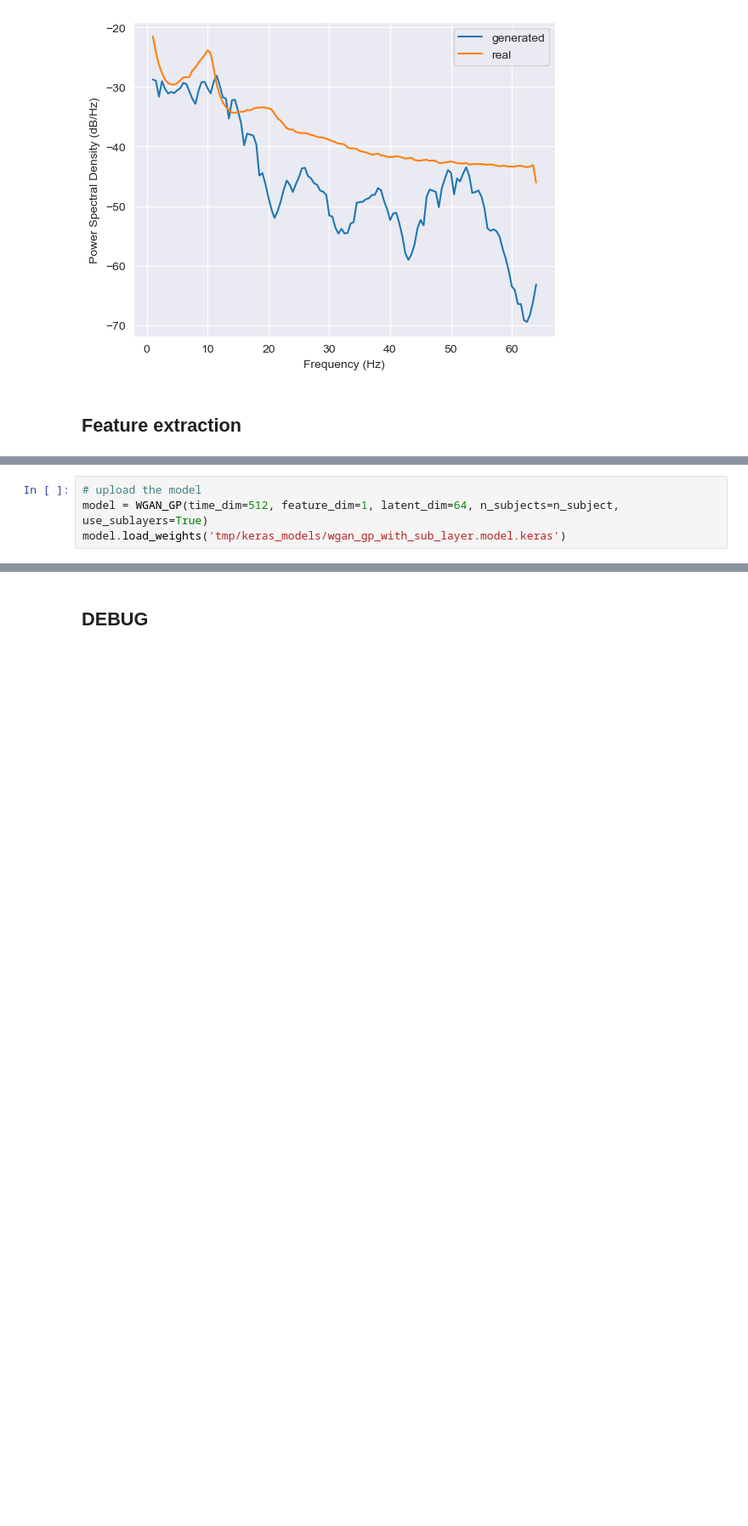
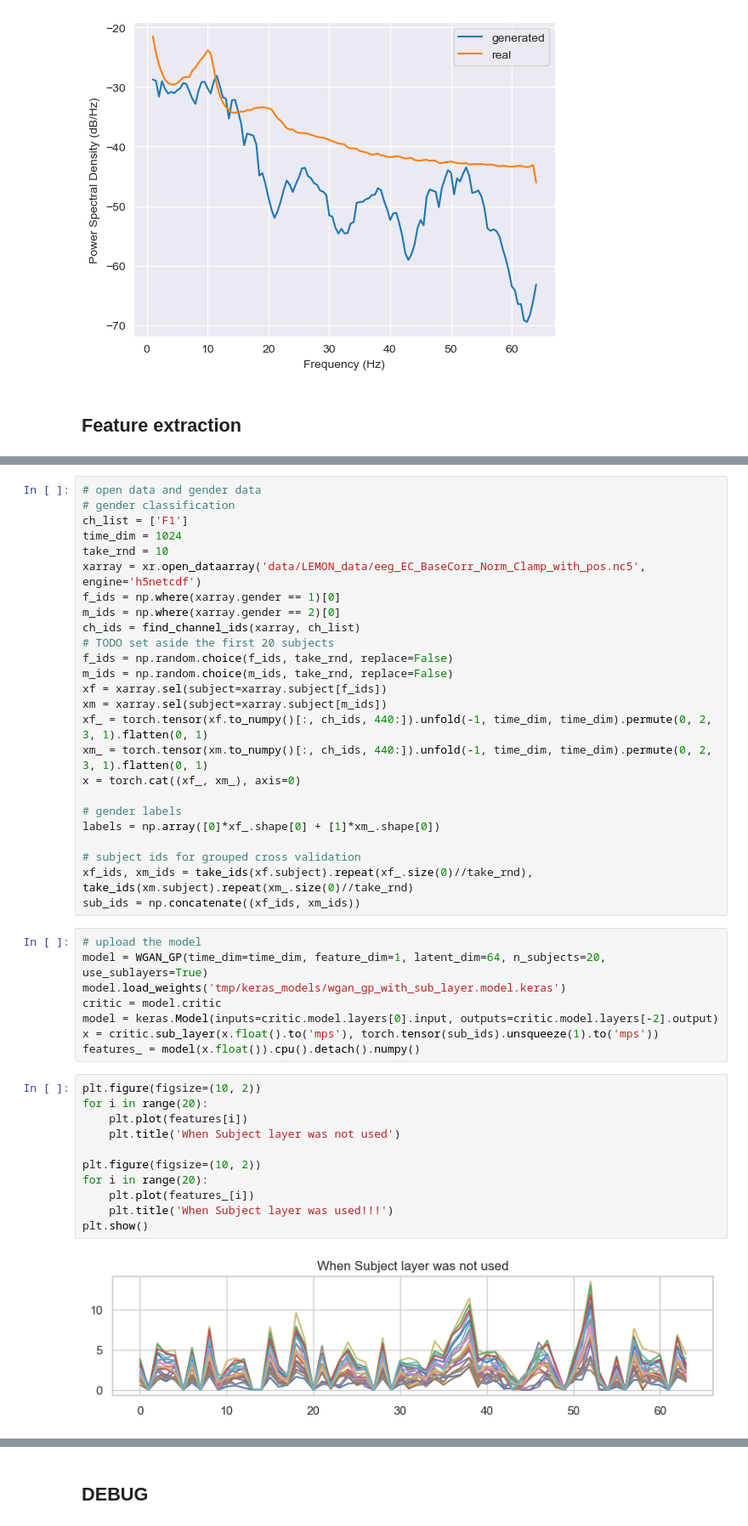
Before and after one commit to Yeganehfrh/EEGModalNet, a Jupyter notebook: notebooks/Debug.ipynb, the cells around one changed output, grey strips where cells are left out. Shown at 85% size. Cells and saved outputs as stored; diff of their text form; blank space fills up the shorter version.

Commit message:
interesting observations when subject layer is used!

```diff
--- a/notebooks/Debug.ipynb
+++ b/notebooks/Debug.ipynb
@@ -291,4 +313,46 @@ Effective window size : 2.000 (s)
+# %%
+# open data and gender data
+# gender classification
+ch_list = ['F1']
+time_dim = 1024
+take_rnd = 10
+xarray = xr.open_dataarray('data/LEMON_data/eeg_EC_BaseCorr_Norm_Clamp_with_pos.nc5', engine='h5netcdf')
+f_ids = np.where(xarray.gender == 1)[0]
+m_ids = np.where(xarray.gender == 2)[0]
+ch_ids = find_channel_ids(xarray, ch_list)
+# TODO set aside the first 20 subjects
+f_ids = np.random.choice(f_ids, take_rnd, replace=False)
+m_ids = np.random.choice(m_ids, take_rnd, replace=False)
+xf = xarray.sel(subject=xarray.subject[f_ids])
+xm = xarray.sel(subject=xarray.subject[m_ids])
+xf_ = torch.tensor(xf.to_numpy()[:, ch_ids, 440:]).unfold(-1, time_dim, time_dim).permute(0, 2, 3, 1).flatten(0, 1)
+xm_ = torch.tensor(xm.to_numpy()[:, ch_ids, 440:]).unfold(-1, time_dim, time_dim).permute(0, 2, 3, 1).flatten(0, 1)
+x = torch.cat((xf_, xm_), axis=0)
+
+# gender labels
+labels = np.array([0]*xf_.shape[0] + [1]*xm_.shape[0])
+
+# subject ids for grouped cross validation
+xf_ids, xm_ids = take_ids(xf.subject).repeat(xf_.size(0)//take_rnd), take_ids(xm.subject).repeat(xm_.size(0)//take_rnd)
+sub_ids = np.concatenate((xf_ids, xm_ids))
 # %%
 # upload the model
-model = WGAN_GP(time_dim=512, feature_dim=1, latent_dim=64, n_subjects=n_subject, use_sublayers=True)
+model = WGAN_GP(time_dim=time_dim, feature_dim=1, latent_dim=64, n_subjects=20, use_sublayers=True)
 model.load_weights('tmp/keras_models/wgan_gp_with_sub_layer.model.keras')
+critic = model.critic
+model = keras.Model(inputs=critic.model.layers[0].input, outputs=critic.model.layers[-2].output)
+x = critic.sub_layer(x.float().to('mps'), torch.tensor(sub_ids).unsqueeze(1).to('mps'))
+features_ = model(x.float()).cpu().detach().numpy()
+# %%
+plt.figure(figsize=(10, 2))
+for i in range(20):
+    plt.plot(features[i])
+    plt.title('When Subject layer was not used')
+
+plt.figure(figsize=(10, 2))
+for i in range(20):
+    plt.plot(features_[i])
+    plt.title('When Subject layer was used!!!')
+plt.show()
+# %% [output]
+[figure, added]
```
Also changed, not shown: parts of 5 cells of this notebook.
